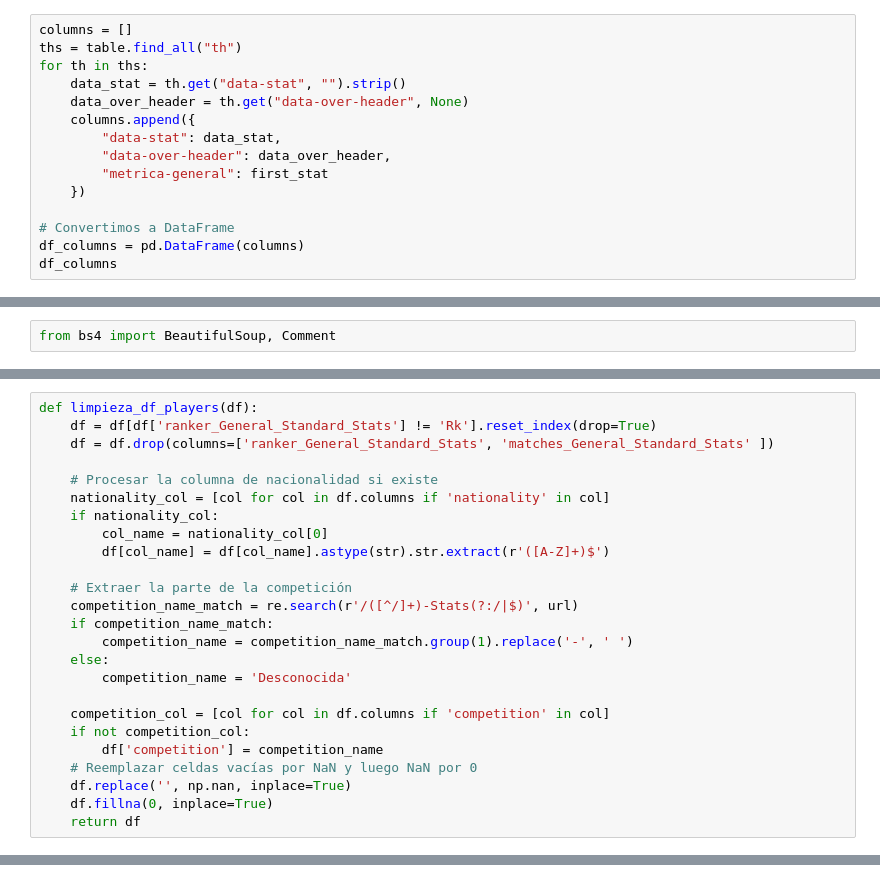
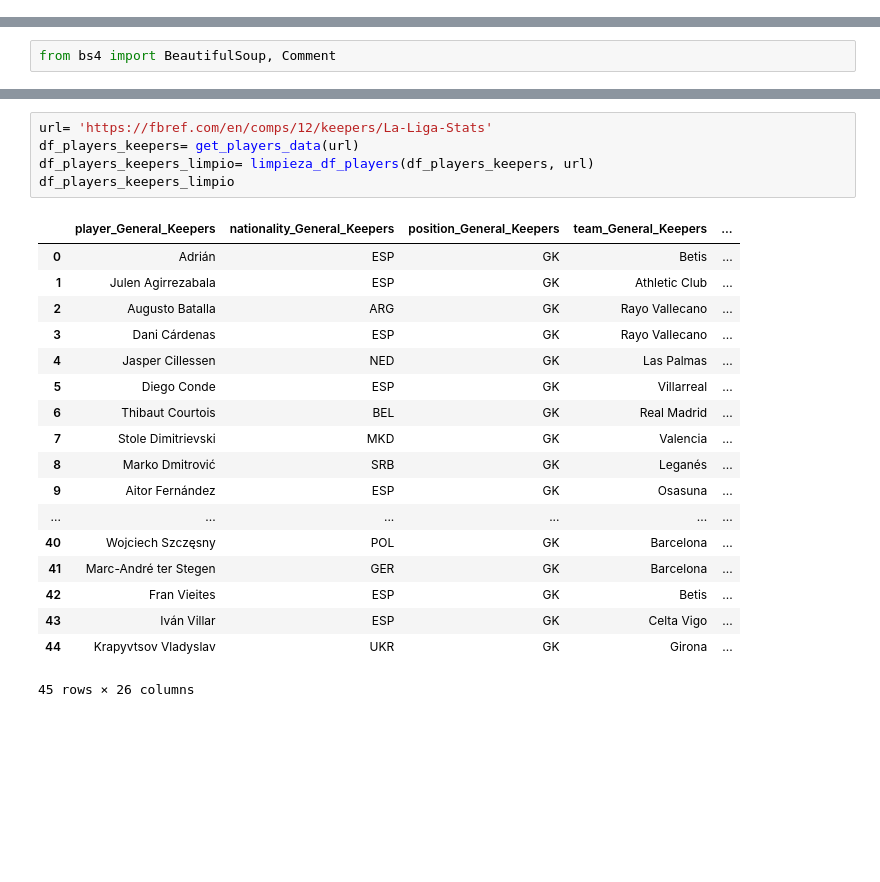
Before and after one commit to CescBlanco/proyecto_libreria_Evolve, a Jupyter notebook: pruebas.ipynb, the cells around one changed output, grey strips where cells are left out. Drawn from its saved outputs; the diff is of its cells as text; blank space fills up the shorter version.

```diff
--- a/pruebas.ipynb
+++ b/pruebas.ipynb
@@ -195,15 +184,0 @@ table
-# %%
-columns = []
-ths = table.find_all("th")
-for th in ths:
-    data_stat = th.get("data-stat", "").strip()
-    data_over_header = th.get("data-over-header", None)
-    columns.append({
-        "data-stat": data_stat,
-        "data-over-header": data_over_header,
-        "metrica-general": first_stat
-    })
-
-# Convertimos a DataFrame
-df_columns = pd.DataFrame(columns)
-df_columns
@@ -476,25 +186,0 @@ df_players_stats
-# %%
-def limpieza_df_players(df):
-    df = df[df['ranker_General_Standard_Stats'] != 'Rk'].reset_index(drop=True)
-    df = df.drop(columns=['ranker_General_Standard_Stats', 'matches_General_Standard_Stats'	])
-
-    # Procesar la columna de nacionalidad si existe
-    nationality_col = [col for col in df.columns if 'nationality' in col]
-    if nationality_col:
-        col_name = nationality_col[0]
-        df[col_name] = df[col_name].astype(str).str.extract(r'([A-Z]+)$')
-
-    # Extraer la parte de la competición
-    competition_name_match = re.search(r'/([^/]+)-Stats(?:/|$)', url)
-    if competition_name_match:
-        competition_name = competition_name_match.group(1).replace('-', ' ')
-    else:
-        competition_name = 'Desconocida'
-
-    competition_col = [col for col in df.columns if 'competition' in col]
-    if not competition_col:
-        df['competition'] = competition_name
-    # Reemplazar celdas vacías por NaN y luego NaN por 0
-    df.replace('', np.nan, inplace=True)
-    df.fillna(0, inplace=True)
-    return df
@@ -616,0 +475,24 @@ creacion_df_jugadores_estadistica_unica(url= 'https://fbref.com/en/comps/12/pass
+# %%
+url= 'https://fbref.com/en/comps/12/keepers/La-Liga-Stats'
+df_players_keepers= get_players_data(url)
+df_players_keepers_limpio= limpieza_df_players(df_players_keepers, url)
+df_players_keepers_limpio
+# %% [output]
+|  | player_General_Keepers | nationality_General_Keepers | position_General_Keepers | team_General_Keepers | ... |
+| 0 | Adrián | ESP | GK | Betis | ... |
+| 1 | Julen Agirrezabala | ESP | GK | Athletic Club | ... |
+| 2 | Augusto Batalla | ARG | GK | Rayo Vallecano | ... |
+| 3 | Dani Cárdenas | ESP | GK | Rayo Vallecano | ... |
+| 4 | Jasper Cillessen | NED | GK | Las Palmas | ... |
+| 5 | Diego Conde | ESP | GK | Villarreal | ... |
+| 6 | Thibaut Courtois | BEL | GK | Real Madrid | ... |
+| 7 | Stole Dimitrievski | MKD | GK | Valencia | ... |
+| 8 | Marko Dmitrović | SRB | GK | Leganés | ... |
+| 9 | Aitor Fernández | ESP | GK | Osasuna | ... |
+| ... | ... | ... | ... | ... | ... |
+| 40 | Wojciech Szczęsny | POL | GK | Barcelona | ... |
+| 41 | Marc-André ter Stegen | GER | GK | Barcelona | ... |
+| 42 | Fran Vieites | ESP | GK | Betis | ... |
+| 43 | Iván Villar | ESP | GK | Celta Vigo | ... |
+| 44 | Krapyvtsov Vladyslav | UKR | GK | Girona | ... |
+45 rows × 26 columns
```
Also changed, not shown: parts of 44 cells of this notebook, 3 other files.
